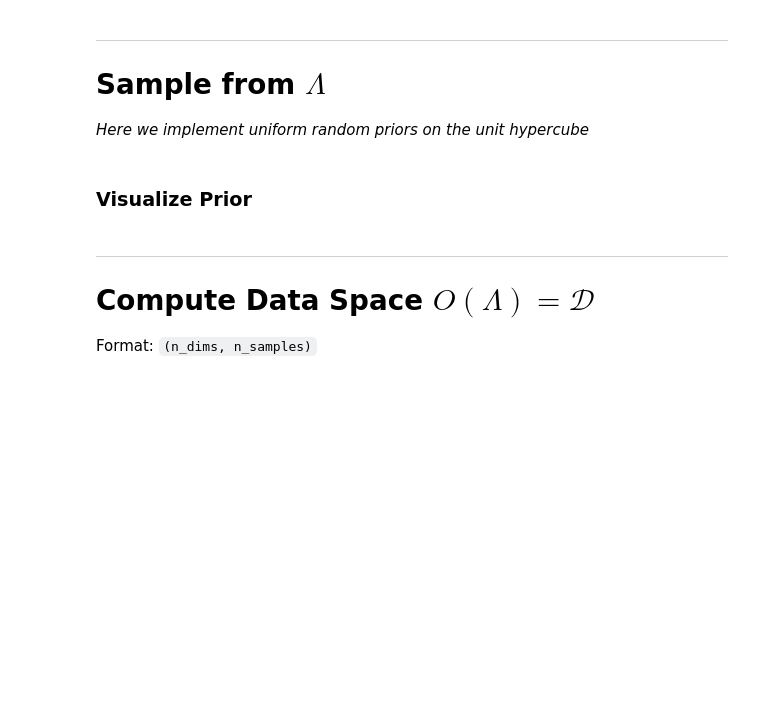
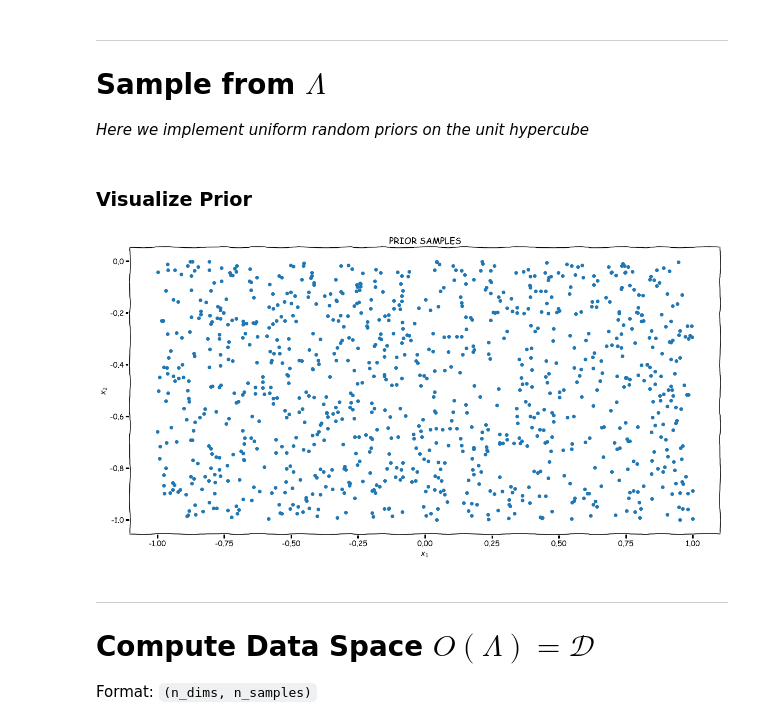
Before and after one commit to mpilosov/ConsistentBayes, a Jupyter notebook: examples/ImproveSampling.ipynb, the cells around one changed output. Cells and saved outputs as stored; diff of their text form; code cells hidden in the pictures; blank space fills up the shorter version.

```diff
--- a/examples/ImproveSampling.ipynb
+++ b/examples/ImproveSampling.ipynb
@@ -93,27 +121,34 @@ _Here we implement uniform random priors on the unit hypercube_
 input_dim = 2 # Specify input space dimension (n)
 num_samples = int(1E3) # number of input samples (N)
 s_set = sample.sample_set(size=(num_samples, input_dim))
-
+model_solves = 0
 if PtO_fun_choice == 1:
-    s_set.set_dist('normal', {'loc': 0, 'scale': 1})
+    s_set.set_dist('normal', {'loc': 0, 'scale': 1}, dim=0)
 elif PtO_fun_choice == 2:
-    s_set.set_dist('normal', {'loc': 0, 'scale': 1})
+    s_set.set_dist('normal', {'loc': 0, 'scale': 1}, dim=0)
 elif PtO_fun_choice == 3:
-    s_set.set_dist('normal', {'loc': 0, 'scale': 1})
+    s_set.set_dist('normal', {'loc': 0, 'scale': 1}, dim=0)
 elif PtO_fun_choice == 4: # rosenbrock
-    s_set.set_dist('uniform', {'loc': [-1, -1], 'scale': [2, 1]})
-
+    s_set.set_dist('uniform', {'loc': -1, 'scale': 2}, dim=0)
+    s_set.set_dist('uniform', {'loc': -1, 'scale': 1}, dim=1)
 s_set.generate_samples()
 
 lam = s_set.samples # create a pointer for ease of reference later with plotting.
 # %% [markdown]
 ### Visualize Prior
 # %%
-widgets.interactive(pltdata, data = fixed(lam), inds = fixed(None),
-                    N = widgets.IntSlider(value=500, min = 100, max=5000, step=100, continuous_update=False),
-                    eta_r = fixed(None), space=fixed(0.05), svd=widgets.Checkbox(value=False), color=widgets.Text(value="orange"),
-                    view_dim_1 = widgets.IntSlider(value=0, min=0, max=input_dim-1, step=1, continuous_update=False),
-                    view_dim_2 = widgets.IntSlider(value=input_dim-1, min=0, max=input_dim-1, step=1, continuous_update=False))
+# widgets.interactive(pltdata, data = fixed(lam), inds = fixed(None),
+#                     N = widgets.IntSlider(value=500, min = 100, max=5000, step=100, continuous_update=False),
+#                     eta_r = fixed(None), space=fixed(0.05), svd=widgets.Checkbox(value=False), color=widgets.Text(value="orange"),
+#                     view_dim_1 = widgets.IntSlider(value=0, min=0, max=input_dim-1, step=1, continuous_update=False),
+#                     view_dim_2 = widgets.IntSlider(value=input_dim-1, min=0, max=input_dim-1, step=1, continuous_update=False))
+plt.xlabel('$x_1$')
+plt.ylabel('$x_2$')
+plt.title('Prior Samples'.upper())
+plt.scatter(lam[:,0], lam[:,1])
+plt.show()
+# %% [output]
+[figure, added]
 # %% [markdown]
 ---
 # Compute Data Space $O(\Lambda) = \mathcal{D}$
```
Also changed, not shown: parts of 37 cells of this notebook, 2 other files.
